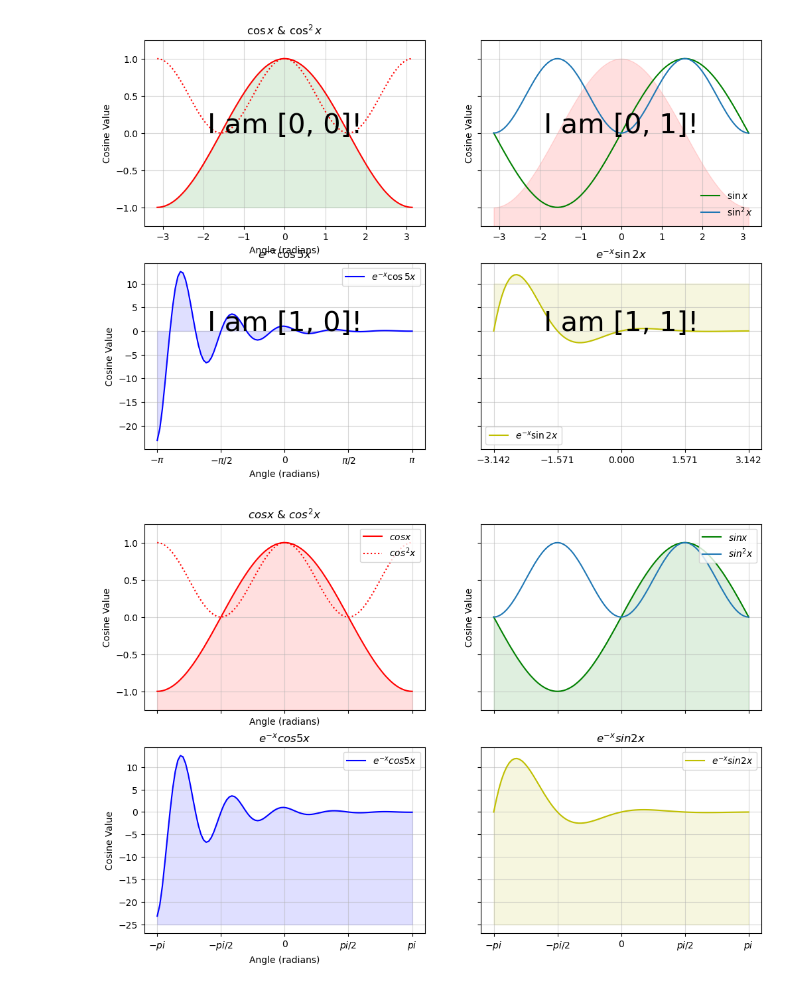
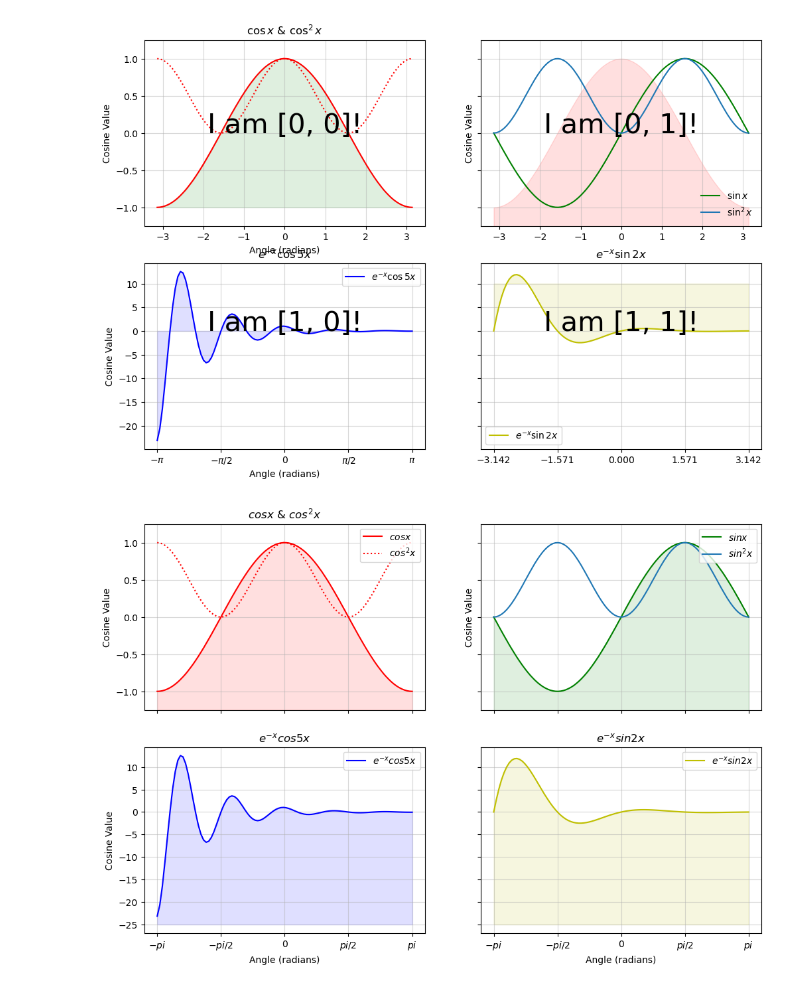
Before and after one commit to SPS-SP2273/learning-portfolio-2025-january-JunHean, a Jupyter notebook: 7.2_plotting__exercises/plotting_(good)_exercises.ipynb, the cells around one changed output. Drawn from its saved outputs; the diff is of its cells as text; code cells hidden in the pictures.

```diff
--- a/7.2_plotting__exercises/plotting_(good)_exercises.ipynb
+++ b/7.2_plotting__exercises/plotting_(good)_exercises.ipynb
@@ -84,8 +84,6 @@ axes[0, 0].set_title('$cos x$ & $cos^2x$')
 axes[0, 0].set_ylabel('Cosine Value')
 axes[0, 0].fill_between(x, cos_x, -1.25, color='r', alpha=.125)
 axes[0, 0].legend(loc='upper right', frameon=True)
-axes[0, 0].set_xlabel('Angle (radians)')
-
 
 #------- Subplot 2 -------#
 axes[0, 1].plot(x, sin_x, color='g', label='$sin x$')
@@ -93,32 +91,32 @@ axes[0, 1].fill_between(x, sin_x, -2, color='g', alpha=.125)
 axes[0, 1].plot(x, sin_x**2, label='$sin^2 x$')
 axes[0, 1].set_ylabel('Cosine Value')
 axes[0, 1].set_ylim(-1.25, 1.25)
 axes[0, 1].legend(loc='upper right', frameon=True)
-
 
 #------- Subplot 3 -------#
 axes[1, 0].plot(x, fun1_x, color='b', label='$e^{-x}cos 5x$')
 axes[1, 0].fill_between(x, fun1_x, -25, color='b', alpha=.125)
 axes[1, 0].set_title('$e^{-x}cos 5x$')
 axes[1, 0].set_xlabel('Angle (radians)')
 axes[1, 0].set_ylabel('Cosine Value')
 axes[1, 0].set_xticks([-np.pi, -np.pi / 2, 0, np.pi / 2, np.pi])
 axes[1, 0].set_xticklabels(['$-pi$', '$-pi/2$', '0', '$pi/2$', '$pi$'])
 axes[1, 0].legend(loc='upper right', frameon=True)
 
 
 #------- Subplot 4 -------#
 axes[1, 1].plot(x, fun2_x, color='y', label='$e^{-x}sin 2x$')
 axes[1, 1].set_title('$e^{-x}sin 2x$')
+axes[1, 1].set_xlabel('Angle (radians)')
 axes[1, 1].fill_between(x, fun2_x, -25, color='y', alpha=.125)
 axes[1, 1].set_xticks([-np.pi, -np.pi / 2, 0, np.pi / 2, np.pi])
 axes[1, 1].legend(loc='upper right', frameon=True)
 
 # 'flatten', 'opens' the 2D array into a simple 1D array
 for a in axes.flatten():
     a.grid(alpha=.5)
 
 # plt.tight_layout()
 plt.show(block=False)
 # %% [output]
-[figure, old version]
+[figure, new version]
```
